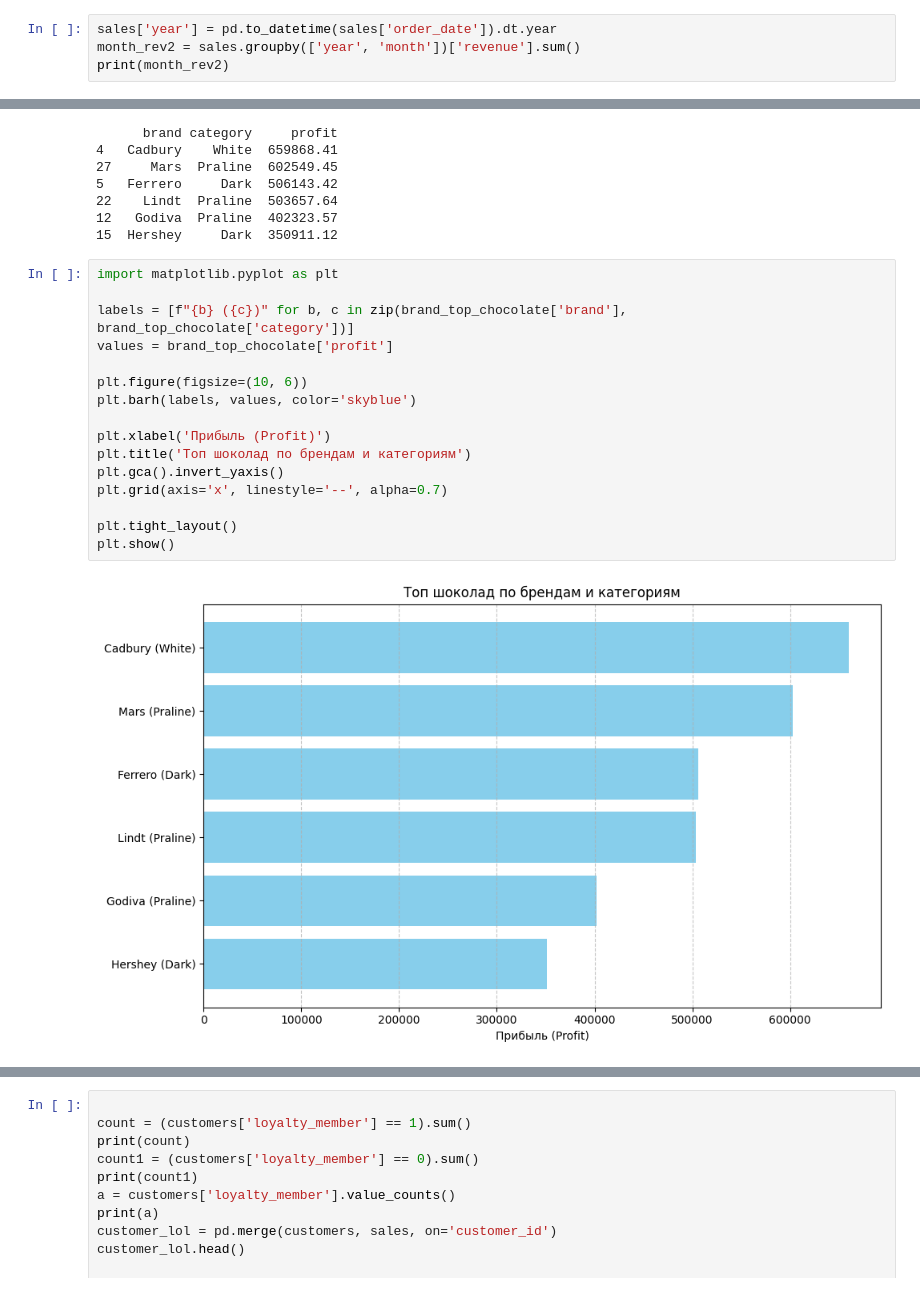
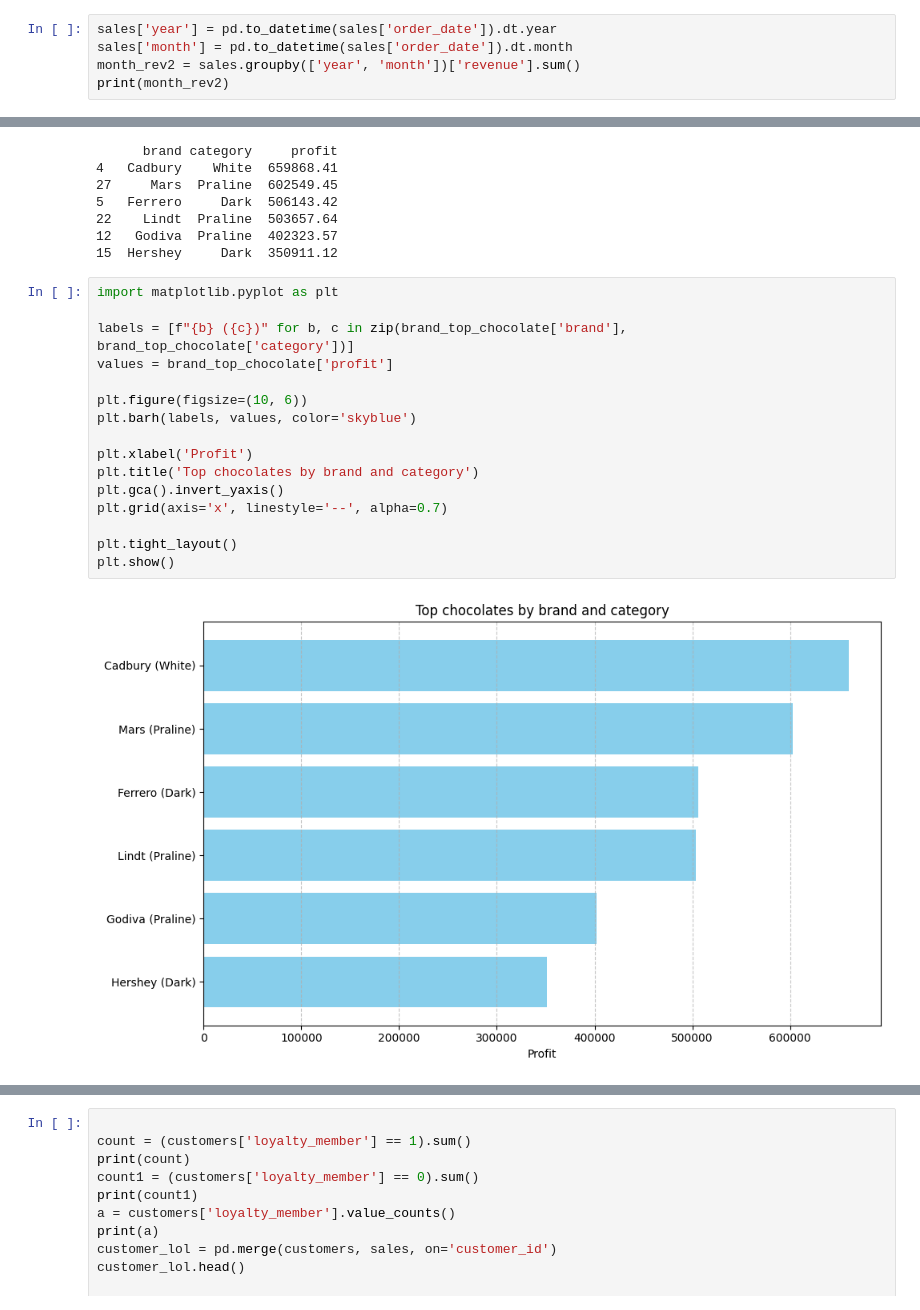
Before and after one commit to timadeyy/Python-sales-eda-chocolate, a Jupyter notebook: chocolate.ipynb, the cells around one changed output, grey strips where cells are left out. Drawn from its saved outputs; the diff is of its cells as text.

```diff
--- a/chocolate.ipynb
+++ b/chocolate.ipynb
@@ -196,6 +196,7 @@ plt.show()
 The shop’s range includes "200" unique items. The data has been checked for integrity: each ID corresponds to a unique product name
 # %%
 sales['year'] = pd.to_datetime(sales['order_date']).dt.year
+sales['month'] = pd.to_datetime(sales['order_date']).dt.month
 month_rev2 = sales.groupby(['year', 'month'])['revenue'].sum()
 print(month_rev2)
 # %% [output]
@@ -323,18 +341,18 @@ print(brand_top_chocolate)
 # %%
 import matplotlib.pyplot as plt
 
 labels = [f"{b} ({c})" for b, c in zip(brand_top_chocolate['brand'], brand_top_chocolate['category'])]
 values = brand_top_chocolate['profit']
 
 plt.figure(figsize=(10, 6))
 plt.barh(labels, values, color='skyblue')
 
-plt.xlabel('Прибыль (Profit)')
-plt.title('Топ шоколад по брендам и категориям')
+plt.xlabel('Profit')
+plt.title('Top chocolates by brand and category')
 plt.gca().invert_yaxis()
 plt.grid(axis='x', linestyle='--', alpha=0.7)
 
 plt.tight_layout()
 plt.show()
 # %% [output]
-[figure, old version]
+[figure, new version]
```
Also changed, not shown: parts of 12 cells of this notebook.
